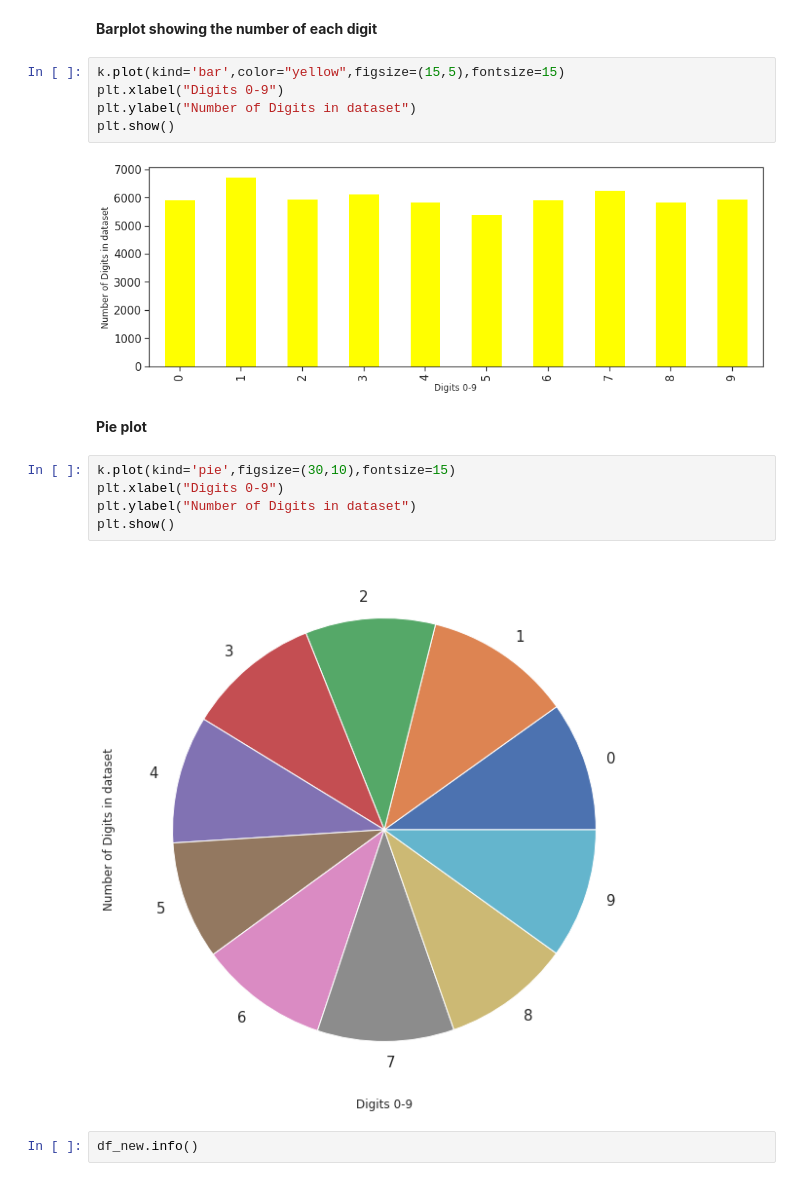
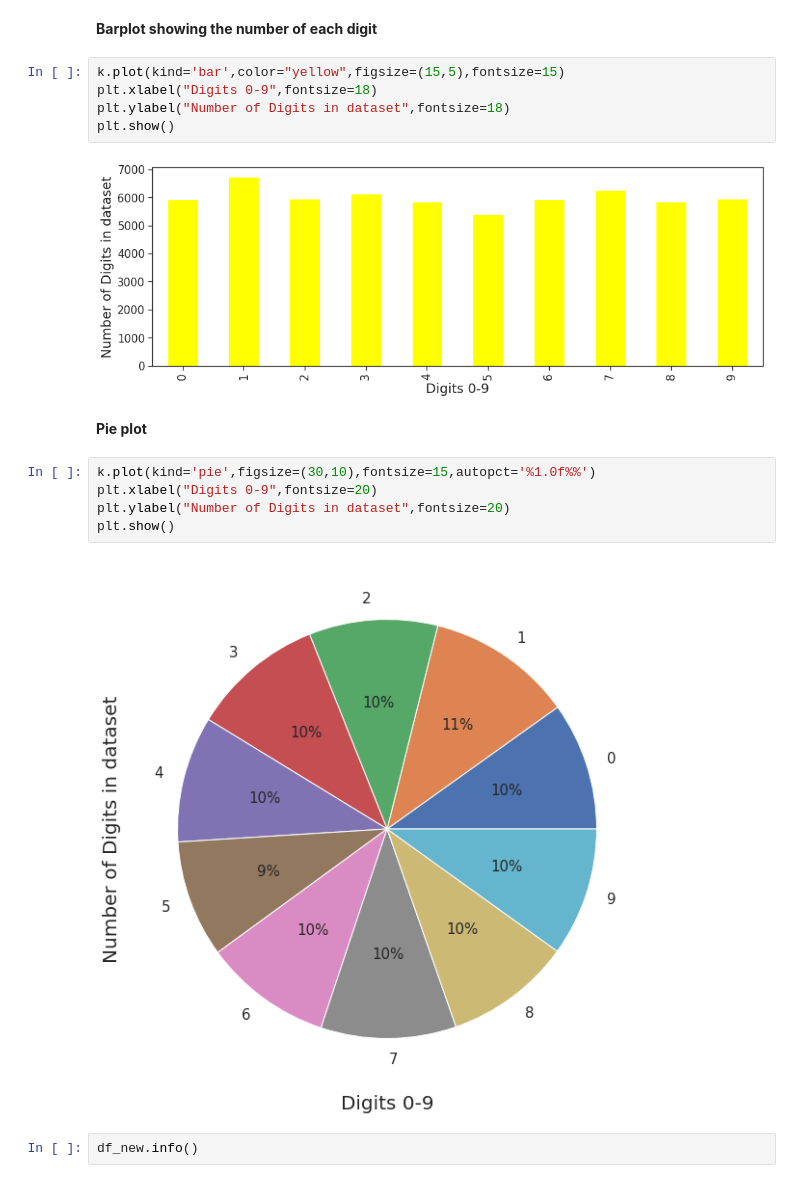
Before and after one commit to Data-Science-Community-SRM/Hand-Written-Digit-Classification-Recognition, a Jupyter notebook: P1_DSC.ipynb, the cells around one changed output. Cells and saved outputs as stored; diff of their text form.

```diff
--- a/P1_DSC.ipynb
+++ b/P1_DSC.ipynb
@@ -62,20 +65,20 @@ df_new
 **Barplot showing the number of each digit**
 # %%
 k.plot(kind='bar',color="yellow",figsize=(15,5),fontsize=15)
-plt.xlabel("Digits 0-9")
-plt.ylabel("Number of Digits in dataset")
+plt.xlabel("Digits 0-9",fontsize=18)
+plt.ylabel("Number of Digits in dataset",fontsize=18)
 plt.show()
 # %% [output]
-[figure, old version]
+[figure, new version]
 # %% [markdown]
 **Pie plot**
 # %%
-k.plot(kind='pie',figsize=(30,10),fontsize=15)
-plt.xlabel("Digits 0-9")
-plt.ylabel("Number of Digits in dataset")
+k.plot(kind='pie',figsize=(30,10),fontsize=15,autopct='%1.0f%%')
+plt.xlabel("Digits 0-9",fontsize=20)
+plt.ylabel("Number of Digits in dataset",fontsize=20)
 plt.show()
 # %% [output]
-[figure, old version]
+[figure, new version]
 # %%
 df_new.info()
 # %% [output]
```
Also changed, not shown: parts of 12 cells of this notebook.
